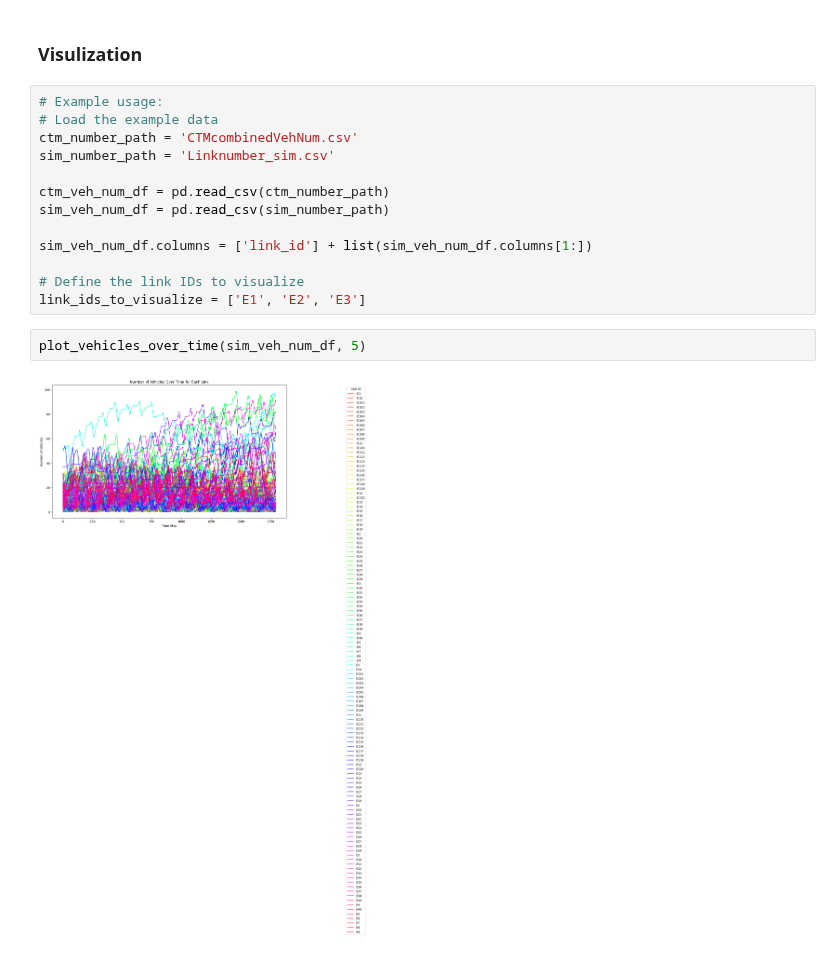
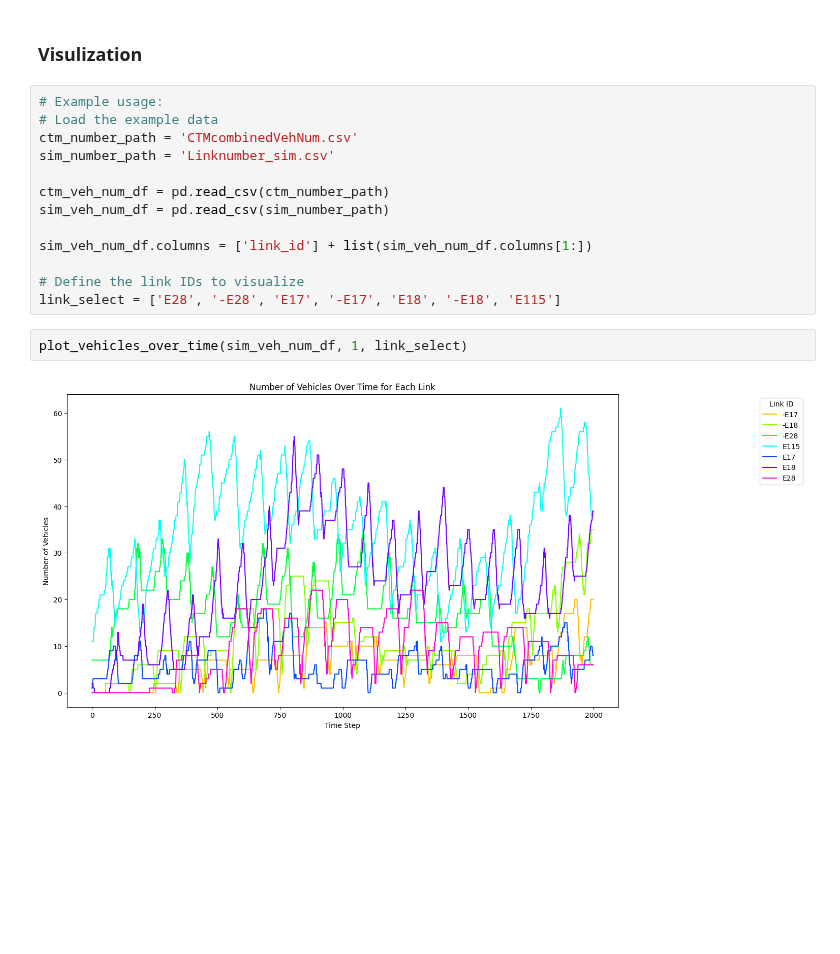
Before and after one commit to Dylan-Wyl10/RoboSense, a Jupyter notebook: result/ctmResult/Evaluation for CTM and FD Calibration.ipynb, the cells around one changed output. Saved outputs shown, nothing was run; the diff lists cells and outputs as text; blank space fills up the shorter version.

```diff
--- a/result/ctmResult/Evaluation for CTM and FD Calibration.ipynb
+++ b/result/ctmResult/Evaluation for CTM and FD Calibration.ipynb
@@ -172,9 +317,9 @@ sim_veh_num_df = pd.read_csv(sim_number_path)
 sim_veh_num_df.columns = ['link_id'] + list(sim_veh_num_df.columns[1:])
 
 # Define the link IDs to visualize
-link_ids_to_visualize = ['E1', 'E2', 'E3']
+link_select = ['E28', '-E28', 'E17', '-E17', 'E18', '-E18', 'E115']
-# %%
-plot_vehicles_over_time(sim_veh_num_df, 5)
-# %% [output]
-[figure, removed]
+# %%
+plot_vehicles_over_time(sim_veh_num_df, 1, link_select)
+# %% [output]
+[figure, added]
 # %%
```
Also changed, not shown: parts of 20 cells of this notebook, 17 other files.
